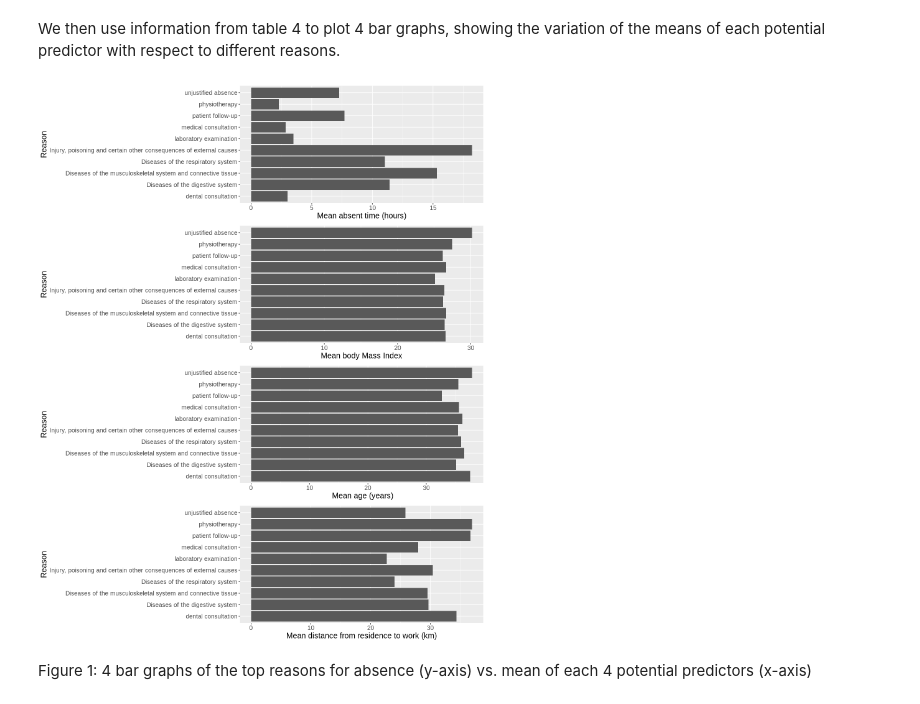
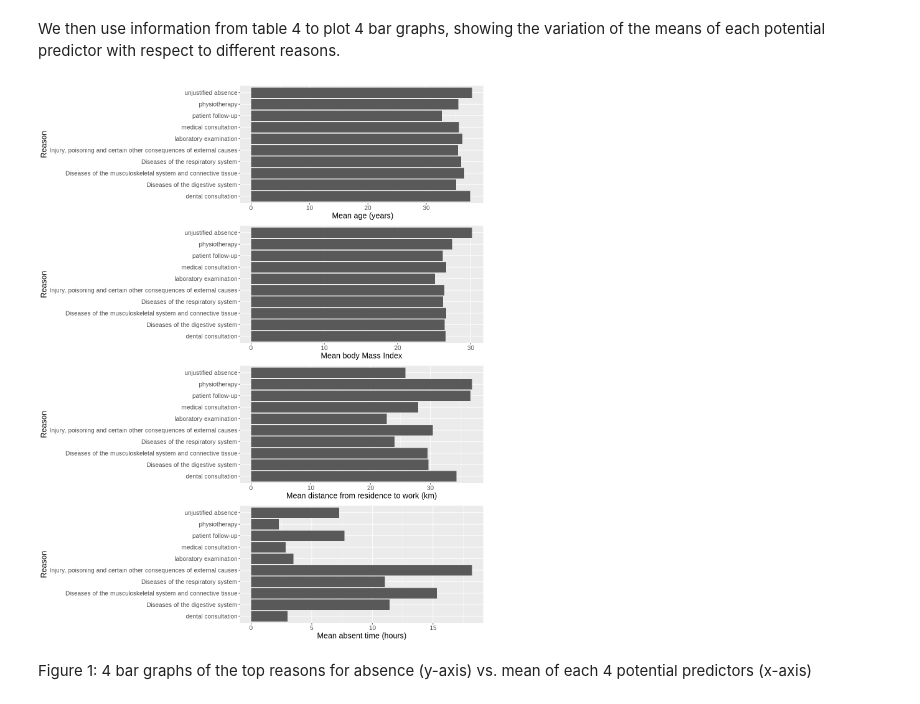
Before and after one commit to tim13246879/dsci-100-2022w1-group-87, a Jupyter notebook: Final_report.ipynb, the cells around one changed output. Drawn from its saved outputs; the diff is of its cells as text; code cells hidden in the pictures.

```diff
--- a/Final_report.ipynb
+++ b/Final_report.ipynb
@@ -162,10 +162,10 @@ We also add a column to the table that states the corresponding reason in words.
 # %%
 data_means <- data |>
     group_by(Reason.for.absence)|>
-    summarize(Mean.absent.hours = mean(Absenteeism.time.in.hours),
+    summarize(Mean.age = mean(Age),
              Mean.BMI = mean(Body.mass.index),
-             Mean.age = mean(Age),
-             Mean.distance.from.residence.to.work = mean(Distance.from.Residence.to.Work))|>
+             Mean.distance.from.residence.to.work = mean(Distance.from.Residence.to.Work),
+             Mean.absent.hours = mean(Absenteeism.time.in.hours))|>
     mutate(Reason= c("Diseases of the respiratory system","Diseases of the digestive system",
                      "Diseases of the musculoskeletal system and connective tissue",
                      "Injury, poisoning and certain other consequences of external causes",
@@ -193,32 +193,34 @@ Table 4 includes a "reason" column that describes each of the 10 reasons of abse
 # %% [markdown]
 We then use information from table 4 to plot 4 bar graphs, showing the variation of the means of each potential predictor with respect to different reasons.
 # %%
-data_plot_time <- ggplot(data_means, aes(y = Reason, x = Mean.absent.hours)) +
+
+data_plot_age <- ggplot(data_means, aes(y = Reason, x = Mean.age)) +
     geom_bar(stat = "identity", position = "dodge") +
-    labs(x = "Mean absent time (hours)") +
+    labs(x = " Mean age (years)") +
     theme(text = element_text(size = 15))
 
 data_plot_BMI <- ggplot(data_means, aes(y = Reason, x = Mean.BMI)) +
     geom_bar(stat = "identity", position = "dodge") +
     labs(x = "Mean body Mass Index") +
     theme(text = element_text(size = 15))
 
-data_plot_age <- ggplot(data_means, aes(y = Reason, x = Mean.age)) +
-    geom_bar(stat = "identity", position = "dodge") +
-    labs(x = " Mean age (years)") +
-    theme(text = element_text(size = 15))
-
 data_plot_distance <- ggplot(data_means, aes(y = Reason, x = Mean.distance.from.residence.to.work)) +
     geom_bar(stat = "identity", position = "dodge") +
     labs(x = "Mean distance from residence to work (km)") +
     theme(text = element_text(size = 15))
 
+data_plot_time <- ggplot(data_means, aes(y = Reason, x = Mean.absent.hours)) +
+    geom_bar(stat = "identity", position = "dodge") +
+    labs(x = "Mean absent time (hours)") +
+    theme(text = element_text(size = 15))
+
+
 options(repr.plot.width = 12, repr.plot.height = 15)
 
-plot_means <- plot_grid(data_plot_time, data_plot_BMI, data_plot_age, data_plot_distance, ncol = 1)
+plot_means <- plot_grid(data_plot_age, data_plot_BMI, data_plot_distance, data_plot_time, ncol = 1)
 plot_means
 # %% [output]
-[figure, old version]
+[figure, new version]
 # %% [markdown]
 Figure 1: 4 bar graphs of the top reasons for absence (y-axis) vs. mean of each 4 potential predictors (x-axis)
 # %% [markdown]
```
Also changed, not shown: parts of 8 cells of this notebook.
